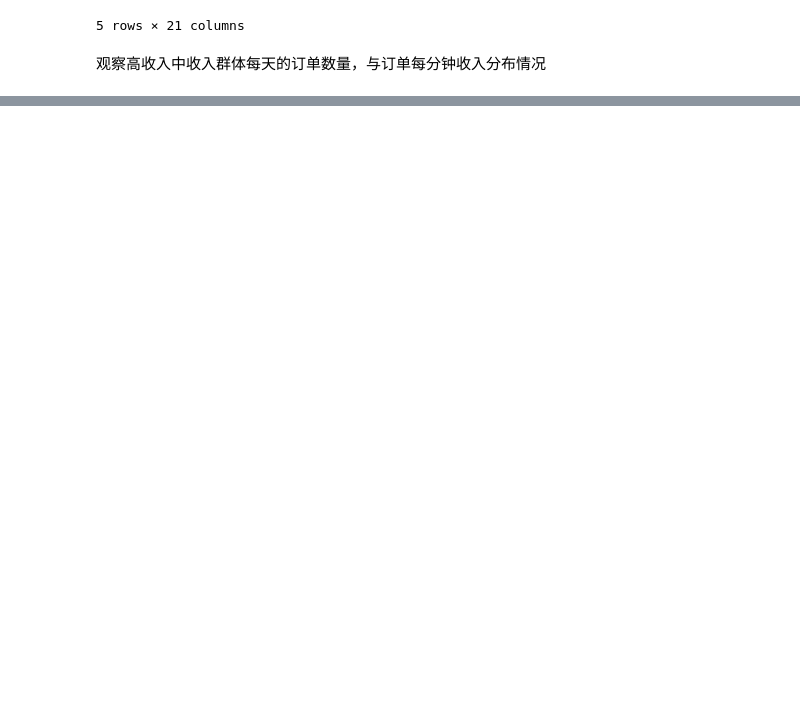
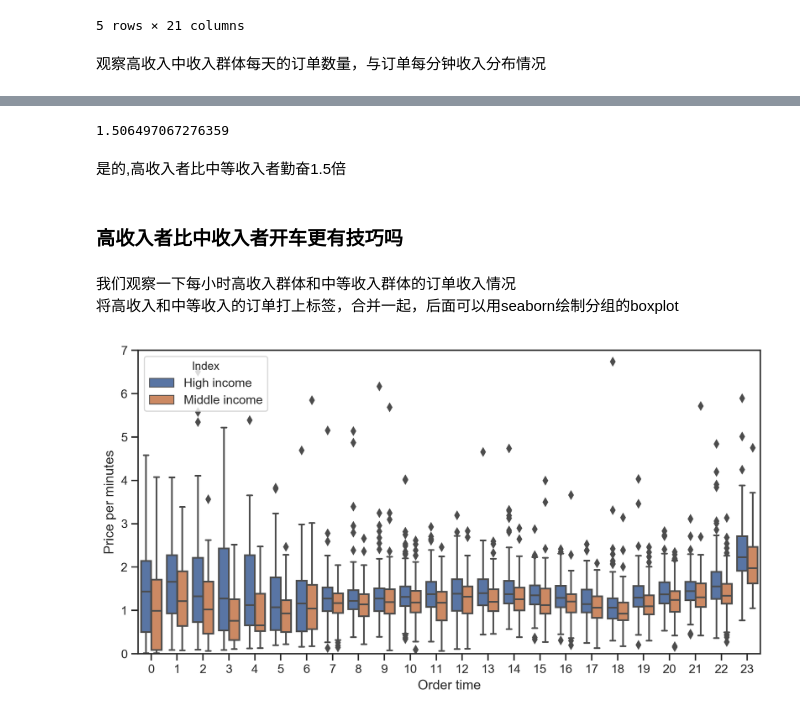
Before and after one commit to ni1o1/pygeo-tutorial, a Jupyter notebook: 8-project.ipynb, the cells around one changed output, grey strips where cells are left out. Drawn from its saved outputs; the diff is of its cells as text; code cells hidden in the pictures; blank space fills up the shorter version.

```diff
--- a/8-project.ipynb
+++ b/8-project.ipynb
@@ -625,0 +644,33 @@ plt.show()
+# %%
+high.mean()/mid.mean()
+# %% [output]
+1.506497067276359
+# %% [markdown]
+是的,高收入者比中等收入者勤奋1.5倍
+# %% [markdown]
+### 高收入者比中收入者开车更有技巧吗
+# %% [markdown]
+我们观察一下每小时高收入群体和中等收入群体的订单收入情况
+将高收入和中等收入的订单打上标签，合并一起，后面可以用seaborn绘制分组的boxplot
+# %%
+
+high_hour =  highincome_order[['Stime','price_per_minutes']].copy()
+high_hour['Shour'] = pd.to_datetime(highincome_order['Stime']).apply(lambda r:r.hour)
+high_hour['Index'] = 'High income'
+mid_hour =  midincome_order[['Stime','price_per_minutes']].copy()
+mid_hour['Shour'] = pd.to_datetime(midincome_order['Stime']).apply(lambda r:r.hour)
+mid_hour['Index'] = 'Middle income'
+hourdata = pd.concat([high_hour,mid_hour])
+# %%
+
+#绘图
+fig     = plt.figure(1,(10,5),dpi = 250)
+ax      = plt.subplot(111)
+plt.sca(ax)
+sns.boxplot(x="Shour", y="price_per_minutes",hue="Index", data=hourdata,ax = ax)
+plt.ylabel('Price per minutes')
+plt.xlabel('Order time')
+plt.ylim(0,7)
+plt.show()
+# %% [output]
+[figure, added]
```
Also changed, not shown: parts of 16 cells of this notebook.
